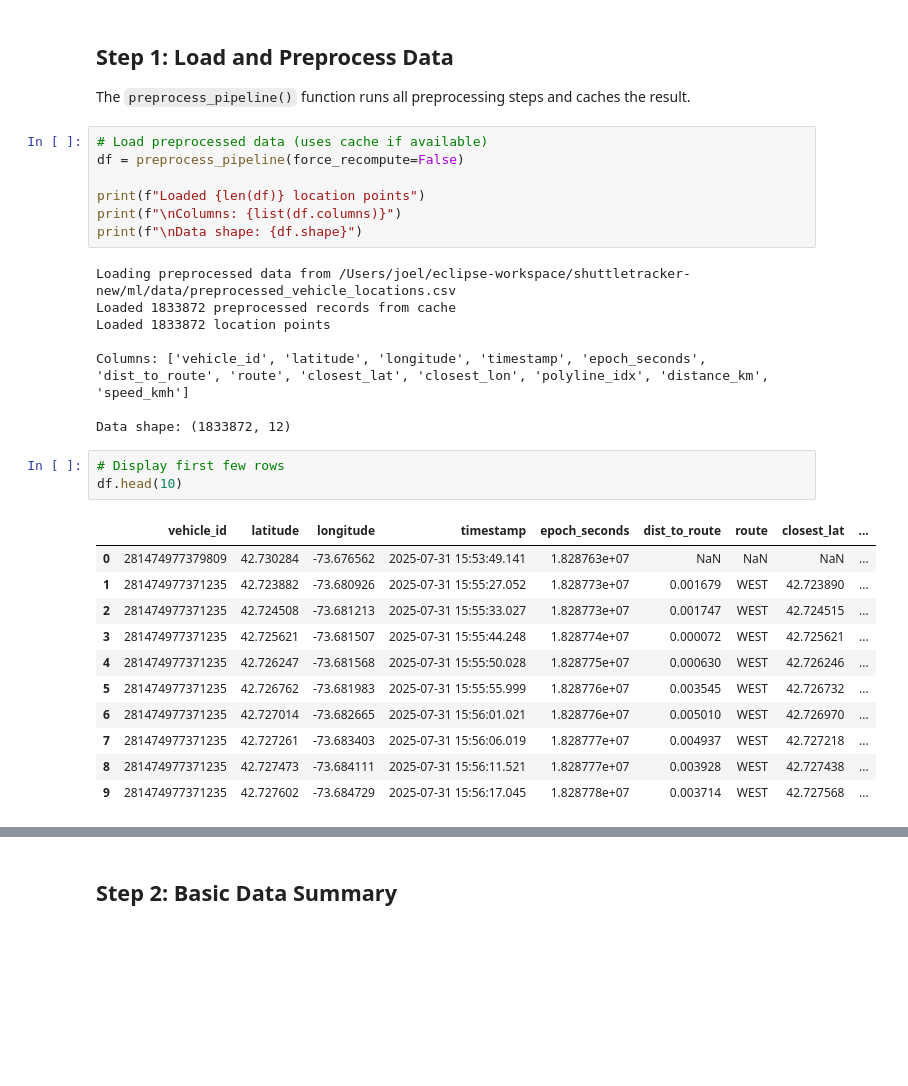
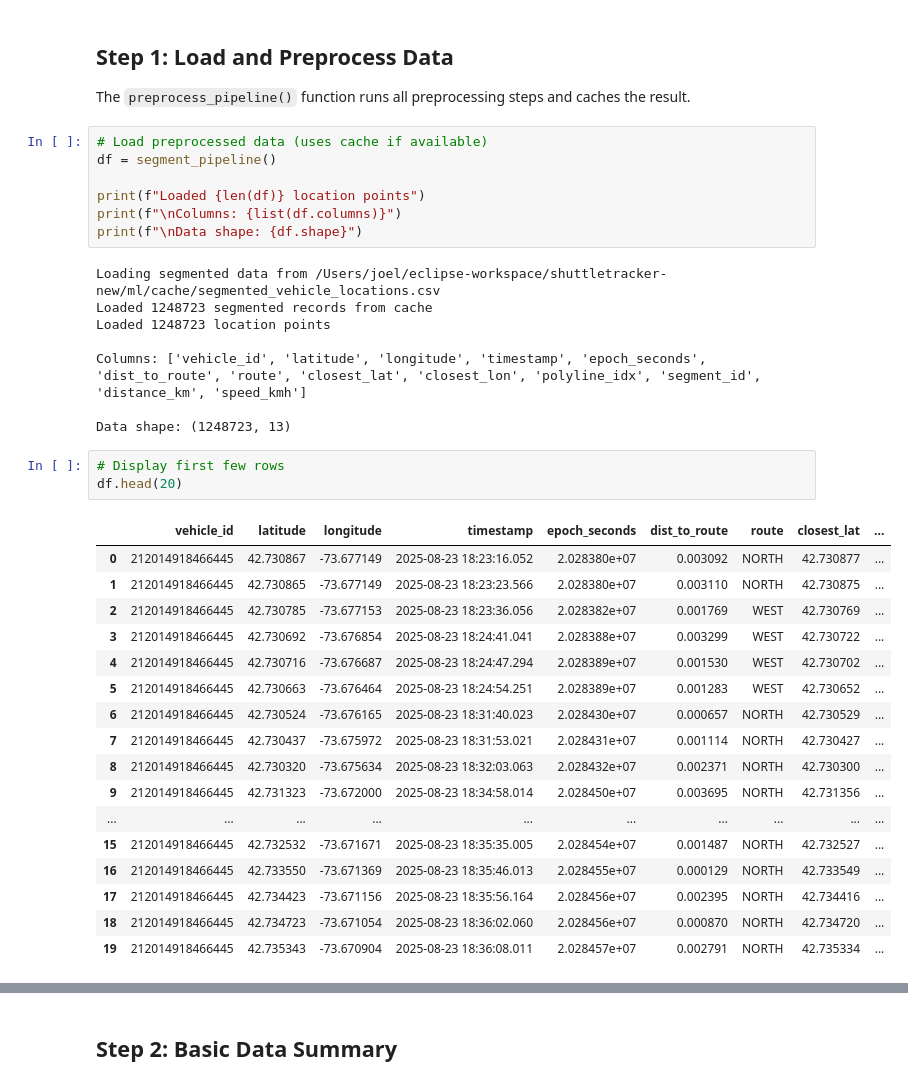
Before and after one commit to wtg/shubble, a Jupyter notebook: ml/data/data.ipynb, the cells around one changed output, grey strips where cells are left out. Drawn from its saved outputs; the diff is of its cells as text; blank space fills up the shorter version.

```diff
--- a/ml/data/data.ipynb
+++ b/ml/data/data.ipynb
@@ -30,31 +30,37 @@ from ml.data.preprocess import segment_by_consecutive
 The `preprocess_pipeline()` function runs all preprocessing steps and caches the result.
 # %%
 # Load preprocessed data (uses cache if available)
-df = preprocess_pipeline(force_recompute=False)
+df = segment_pipeline()
 
 print(f"Loaded {len(df)} location points")
 print(f"\nColumns: {list(df.columns)}")
 print(f"\nData shape: {df.shape}")
 # %% [output]
-Loading preprocessed data from /Users/joel/eclipse-workspace/shuttletracker-new/ml/data/preprocessed_vehicle_locations.csv
-Loaded 1833872 preprocessed records from cache
-Loaded 1833872 location points
+Loading segmented data from /Users/joel/eclipse-workspace/shuttletracker-new/ml/cache/segmented_vehicle_locations.csv
+Loaded 1248723 segmented records from cache
+Loaded 1248723 location points
 
-Columns: ['vehicle_id', 'latitude', 'longitude', 'timestamp', 'epoch_seconds', 'dist_to_route', 'route', 'closest_lat', 'closest_lon', 'polyline_idx', 'distance_km', 'speed_kmh']
+Columns: ['vehicle_id', 'latitude', 'longitude', 'timestamp', 'epoch_seconds', 'dist_to_route', 'route', 'closest_lat', 'closest_lon', 'polyline_idx', 'segment_id', 'distance_km', 'speed_kmh']
 
-Data shape: (1833872, 12)
+Data shape: (1248723, 13)
 # %%
 # Display first few rows
-df.head(10)
+df.head(20)
 # %% [output]
 |  | vehicle_id | latitude | longitude | timestamp | epoch_seconds | dist_to_route | route | closest_lat | ... |
-| 0 | 281474977379809 | 42.730284 | -73.676562 | 2025-07-31 15:53:49.141 | 1.828763e+07 | NaN | NaN | NaN | ... |
-| 1 | 281474977371235 | 42.723882 | -73.680926 | 2025-07-31 15:55:27.052 | 1.828773e+07 | 0.001679 | WEST | 42.723890 | ... |
-| 2 | 281474977371235 | 42.724508 | -73.681213 | 2025-07-31 15:55:33.027 | 1.828773e+07 | 0.001747 | WEST | 42.724515 | ... |
-| 3 | 281474977371235 | 42.725621 | -73.681507 | 2025-07-31 15:55:44.248 | 1.828774e+07 | 0.000072 | WEST | 42.725621 | ... |
-| 4 | 281474977371235 | 42.726247 | -73.681568 | 2025-07-31 15:55:50.028 | 1.828775e+07 | 0.000630 | WEST | 42.726246 | ... |
-| 5 | 281474977371235 | 42.726762 | -73.681983 | 2025-07-31 15:55:55.999 | 1.828776e+07 | 0.003545 | WEST | 42.726732 | ... |
-| 6 | 281474977371235 | 42.727014 | -73.682665 | 2025-07-31 15:56:01.021 | 1.828776e+07 | 0.005010 | WEST | 42.726970 | ... |
-| 7 | 281474977371235 | 42.727261 | -73.683403 | 2025-07-31 15:56:06.019 | 1.828777e+07 | 0.004937 | WEST | 42.727218 | ... |
-| 8 | 281474977371235 | 42.727473 | -73.684111 | 2025-07-31 15:56:11.521 | 1.828777e+07 | 0.003928 | WEST | 42.727438 | ... |
-| 9 | 281474977371235 | 42.727602 | -73.684729 | 2025-07-31 15:56:17.045 | 1.828778e+07 | 0.003714 | WEST | 42.727568 | ... |
+| 0 | 212014918466445 | 42.730867 | -73.677149 | 2025-08-23 18:23:16.052 | 2.028380e+07 | 0.003092 | NORTH | 42.730877 | ... |
+| 1 | 212014918466445 | 42.730865 | -73.677149 | 2025-08-23 18:23:23.566 | 2.028380e+07 | 0.003110 | NORTH | 42.730875 | ... |
+| 2 | 212014918466445 | 42.730785 | -73.677153 | 2025-08-23 18:23:36.056 | 2.028382e+07 | 0.001769 | WEST | 42.730769 | ... |
+| 3 | 212014918466445 | 42.730692 | -73.676854 | 2025-08-23 18:24:41.041 | 2.028388e+07 | 0.003299 | WEST | 42.730722 | ... |
+| 4 | 212014918466445 | 42.730716 | -73.676687 | 2025-08-23 18:24:47.294 | 2.028389e+07 | 0.001530 | WEST | 42.730702 | ... |
+| 5 | 212014918466445 | 42.730663 | -73.676464 | 2025-08-23 18:24:54.251 | 2.028389e+07 | 0.001283 | WEST | 42.730652 | ... |
+| 6 | 212014918466445 | 42.730524 | -73.676165 | 2025-08-23 18:31:40.023 | 2.028430e+07 | 0.000657 | NORTH | 42.730529 | ... |
+| 7 | 212014918466445 | 42.730437 | -73.675972 | 2025-08-23 18:31:53.021 | 2.028431e+07 | 0.001114 | NORTH | 42.730427 | ... |
+| 8 | 212014918466445 | 42.730320 | -73.675634 | 2025-08-23 18:32:03.063 | 2.028432e+07 | 0.002371 | NORTH | 42.730300 | ... |
+| 9 | 212014918466445 | 42.731323 | -73.672000 | 2025-08-23 18:34:58.014 | 2.028450e+07 | 0.003695 | NORTH | 42.731356 | ... |
+| ... | ... | ... | ... | ... | ... | ... | ... | ... | ... |
+| 15 | 212014918466445 | 42.732532 | -73.671671 | 2025-08-23 18:35:35.005 | 2.028454e+07 | 0.001487 | NORTH | 42.732527 | ... |
+| 16 | 212014918466445 | 42.733550 | -73.671369 | 2025-08-23 18:35:46.013 | 2.028455e+07 | 0.000129 | NORTH | 42.733549 | ... |
+| 17 | 212014918466445 | 42.734423 | -73.671156 | 2025-08-23 18:35:56.164 | 2.028456e+07 | 0.002395 | NORTH | 42.734416 | ... |
+| 18 | 212014918466445 | 42.734723 | -73.671054 | 2025-08-23 18:36:02.060 | 2.028456e+07 | 0.000870 | NORTH | 42.734720 | ... |
+| 19 | 212014918466445 | 42.735343 | -73.670904 | 2025-08-23 18:36:08.011 | 2.028457e+07 | 0.002791 | NORTH | 42.735334 | ... |
```
Also changed, not shown: parts of 10 cells of this notebook, 2 other files.
